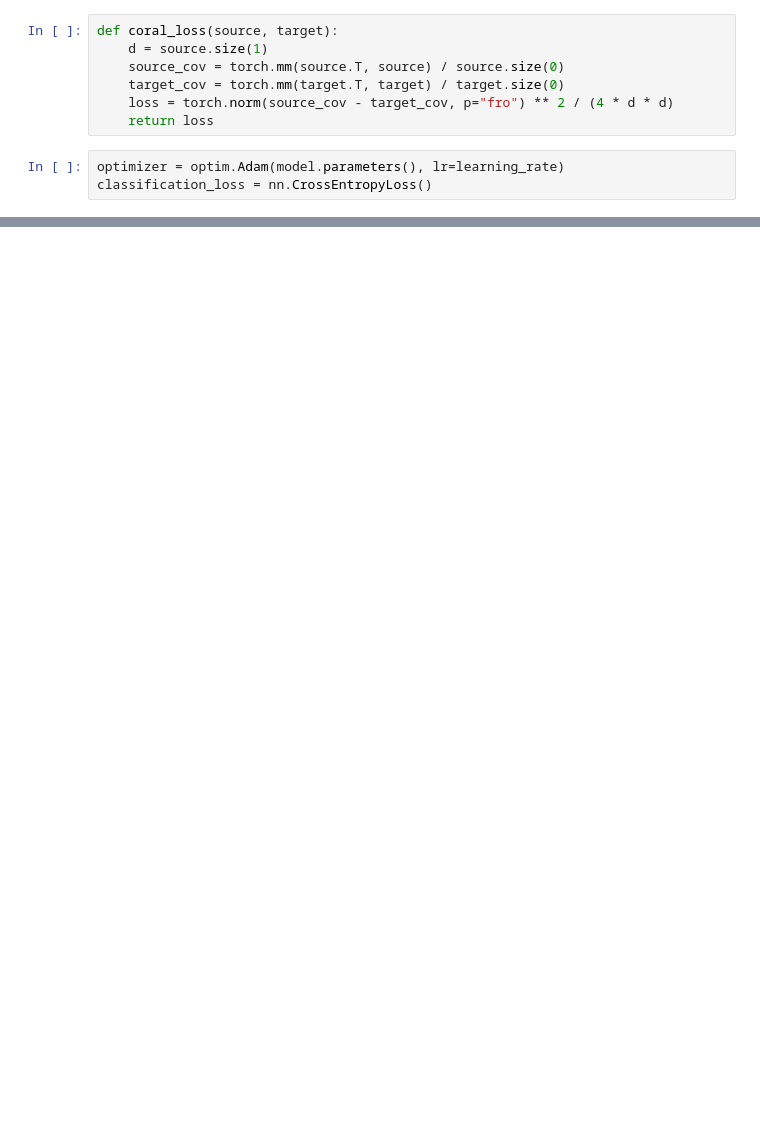
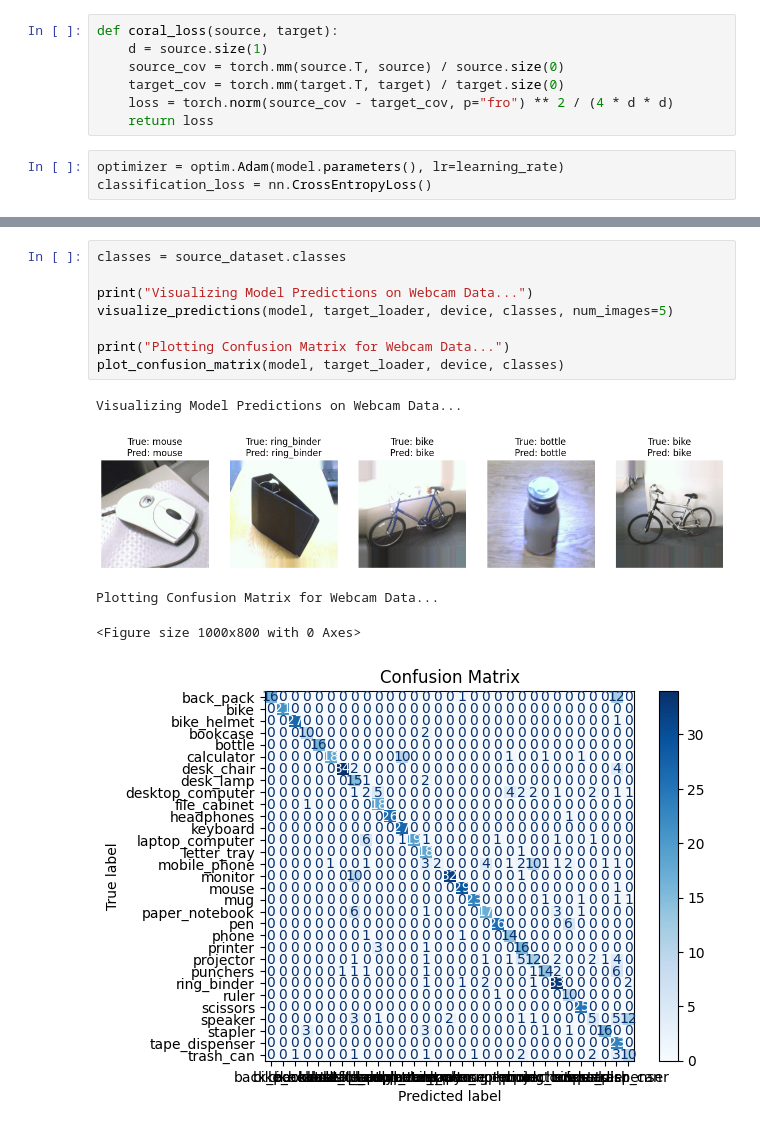
Before and after one commit to andless2004/20242R0136COSE47402, a Jupyter notebook: FinalProject/CORAL ViT.ipynb, the cells around one changed output, grey strips where cells are left out. Drawn from its saved outputs; the diff is of its cells as text; blank space fills up the shorter version.

```diff
--- a/FinalProject/CORAL ViT.ipynb
+++ b/FinalProject/CORAL ViT.ipynb
@@ -171,0 +215,14 @@ Accuracy on Webcam domain: 100.00%
+# %%
+classes = source_dataset.classes
+
+print("Visualizing Model Predictions on Webcam Data...")
+visualize_predictions(model, target_loader, device, classes, num_images=5)
+
+print("Plotting Confusion Matrix for Webcam Data...")
+plot_confusion_matrix(model, target_loader, device, classes)
+# %% [output]
+Visualizing Model Predictions on Webcam Data...
+[figure, added]
+Plotting Confusion Matrix for Webcam Data...
+<Figure size 1000x800 with 0 Axes>
+[figure, added]
```
Also changed, not shown: parts of 6 cells of this notebook.
